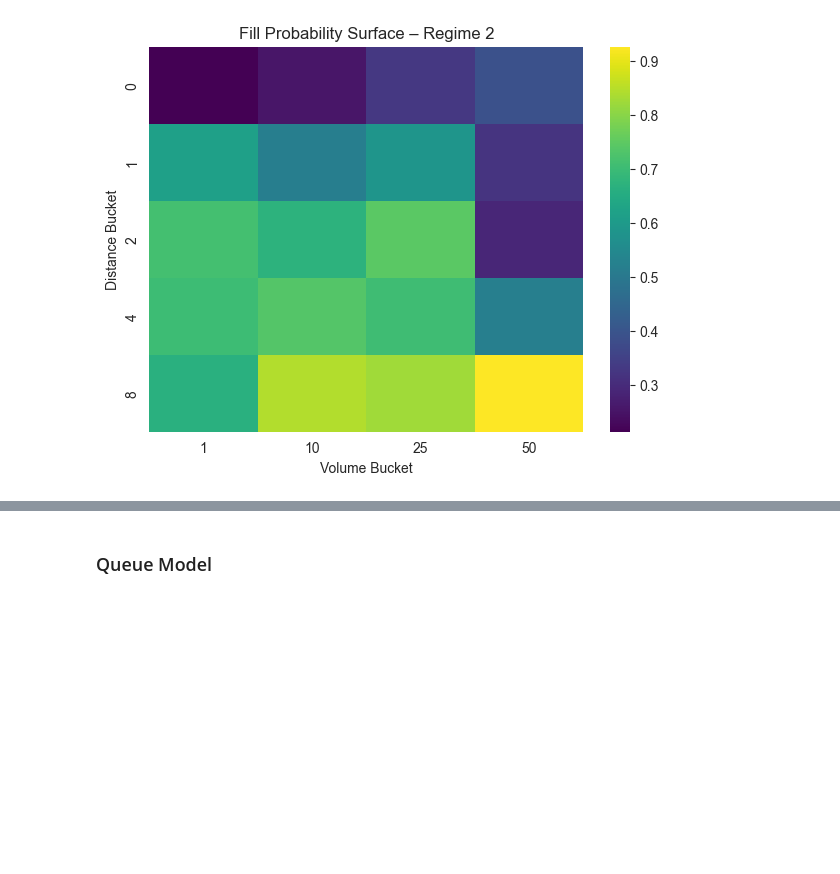
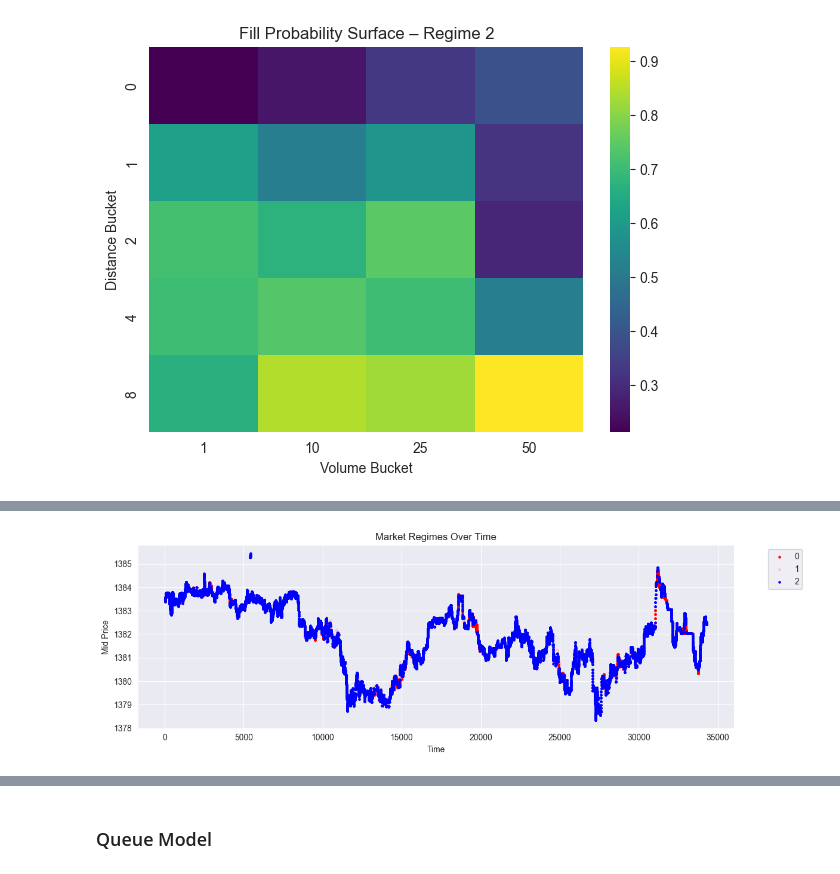
Before and after one commit to akhil-cv/market_game, a Jupyter notebook: Final_MM_prototype.ipynb, the cells around one changed output, grey strips where cells are left out. Saved outputs shown, nothing was run; the diff lists cells and outputs as text; code cells hidden in the pictures; blank space fills up the shorter version.

```diff
--- a/Final_MM_prototype.ipynb
+++ b/Final_MM_prototype.ipynb
@@ -360,0 +587,44 @@ pd.Series(ask_prob10[a:b]).plot(figsize=(15,5), color = 'orange', title="Ask Fil
+# %%
+def plot_regimes(book, regimes, regime_names=None):
+    mid_prices = []
+    for snap in book:
+        bid = snap["bid_prices"][0]
+        ask = snap["ask_prices"][0]
+        mid = (bid + ask) / 2
+        mid_prices.append(mid)
+
+    plt.figure(figsize=(12, 4))
+    moving_avg = pd.Series(mid_prices).rolling(window=20).mean()
+
+    unique_regimes = np.unique(regimes)
+
+    if regime_names is None:
+        regime_names = {r: f'Regime {r}' for r in unique_regimes}
+
+    colors = plt.cm.plasma(np.linspace(0, 1, len(unique_regimes)))
+
+    for i, regime in enumerate(unique_regimes):
+        mask = np.array(regimes) == regime
+        plt.scatter(np.arange(len(mid_prices))[mask],
+                   moving_avg[mask],
+                   c=['red','pink','blue'][i],
+                   label=regime_names[regime],
+                   s=5)
+
+    plt.title("Market Regimes Over Time")
+    plt.xlabel("Time")
+    plt.ylabel("Mid Price")
+    plt.legend(bbox_to_anchor=(1.05, 1), loc='upper left')
+    plt.tight_layout()
+    plt.show()
+
+# Example usage with custom names
+regime_names = {
+    0: '0',
+    1: '1',
+    2: '2',
+}
+# plot_regimes(book[0:1000], regimes[0:1000], regime_names)
+plot_regimes(book, regimes, regime_names)
+# %% [output]
+[figure, added]
```
Also changed, not shown: parts of 25 cells of this notebook.
